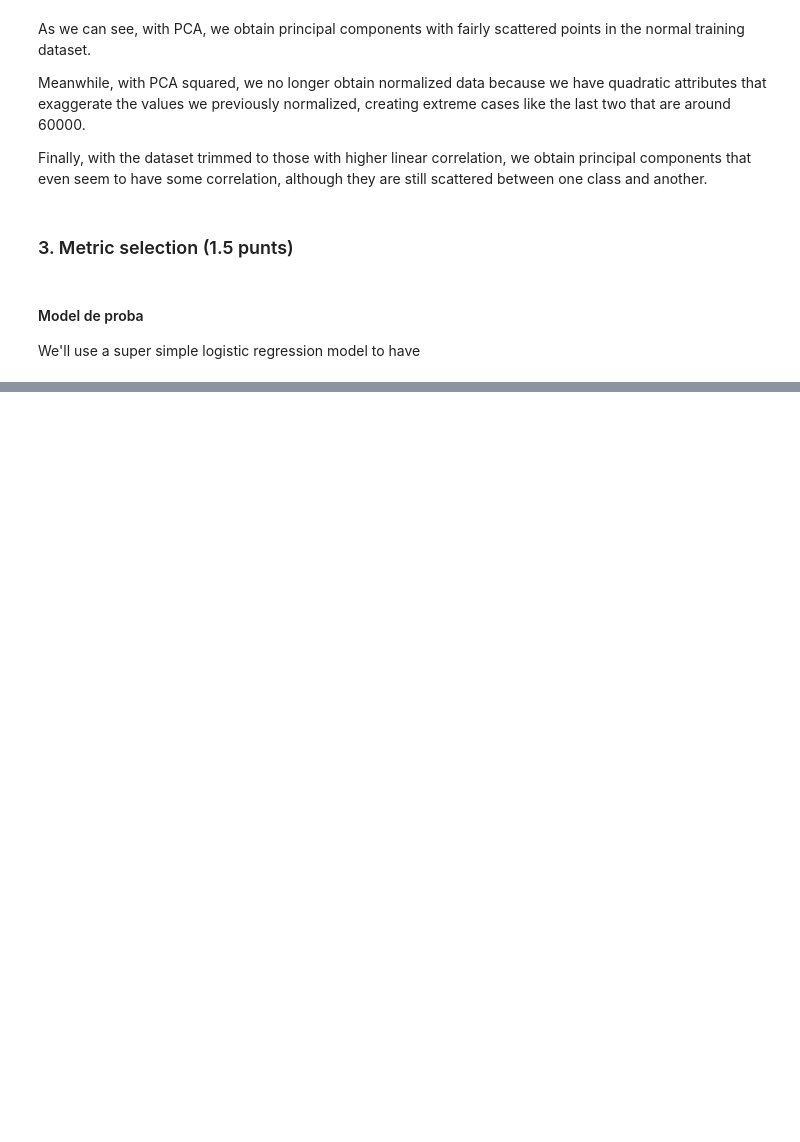
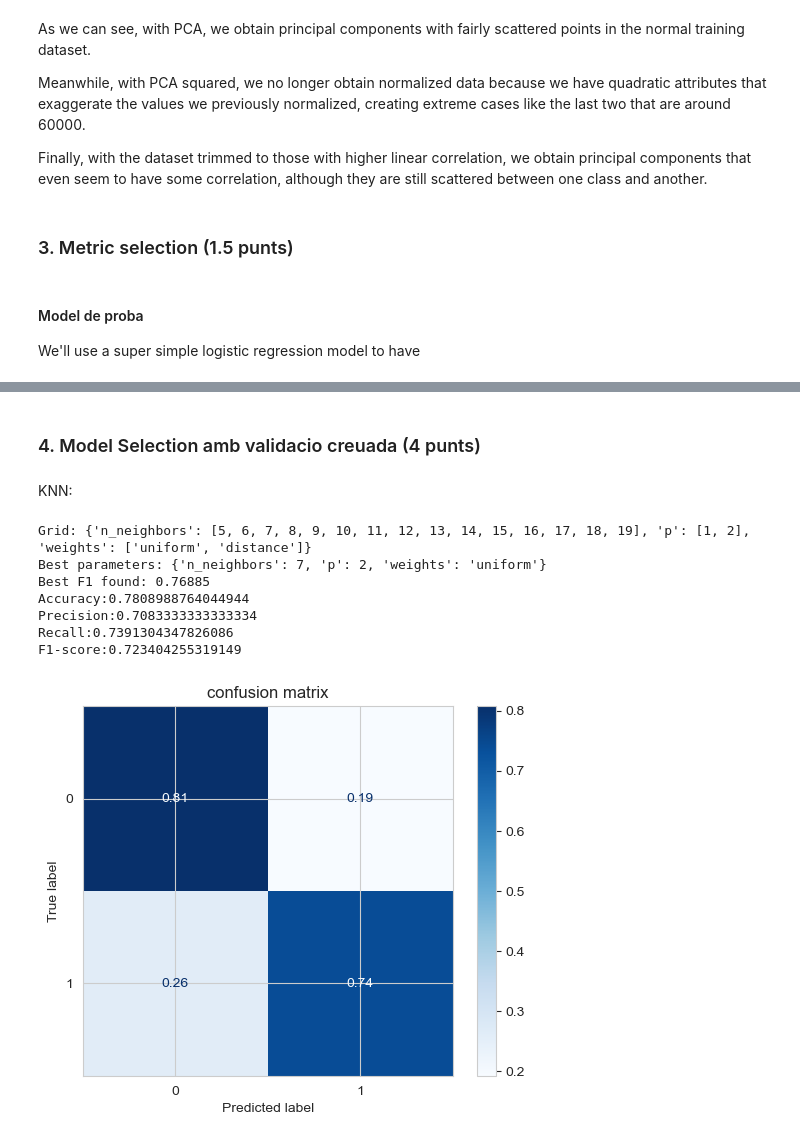
Before and after one commit to YssfDevOps/Titanic-Kaggle-Prediction-Project, a Jupyter notebook: EntregaPractica.ipynb, the cells around one changed output, grey strips where cells are left out. Saved outputs shown, nothing was run; the diff lists cells and outputs as text; code cells hidden in the pictures; blank space fills up the shorter version.

```diff
--- a/EntregaPractica.ipynb
+++ b/EntregaPractica.ipynb
@@ -409,6 +416,7 @@ def show_performance(x, y, model, title='confusion matrix', average='binary', fi
     acc = accuracy_score(y, predictions)
     prec = precision_score(y, predictions, average=average)
     rec = recall_score(y, predictions, average=average)
+    f1 = f1_score(y, predictions, average=average)
 
     conf_mat = confusion_matrix(y, predictions)
     conf_mat = conf_mat.astype('float') / conf_mat.sum(axis=1)[:, np.newaxis]
@@ -416,8 +424,9 @@ def show_performance(x, y, model, title='confusion matrix', average='binary', fi
     print(f'Accuracy:{acc}')
     print(f'Precision:{prec}')
     print(f'Recall:{rec}')
+    print(f'F1-score:{f1}')
 
     disp=ConfusionMatrixDisplay(conf_mat)
-    disp.plot(cmap='jet')
+    disp.plot(cmap='Blues')
     plt.title(title)
     plt.show()
@@ -428,0 +529,28 @@ LogisticRegression()
+# %% [markdown]
+### 4. Model Selection amb validacio creuada (4 punts)
+# %% [markdown]
+KNN:
+# %%
+param_grid = dict(n_neighbors=list(range(5, 20)), p=[1,2], weights=['uniform', 'distance'] )
+print(f'Grid: {param_grid}')
+
+knn = KNeighborsClassifier()
+grid = GridSearchCV(knn, param_grid, cv=10, scoring='f1')
+grid.fit(X_train, y_train)
+grid.cv_results_.keys()
+
+# Examine the best model
+# Dictionary containing the parameters used to generate that score
+print(f'Best parameters: {grid.best_params_}')
+# Single best score achieved across all params (k)
+print(f'Best F1 found: {round(grid.best_score_, 5)}')
+show_performance(X_test, y_test, grid.best_estimator_)
+# %% [output]
+Grid: {'n_neighbors': [5, 6, 7, 8, 9, 10, 11, 12, 13, 14, 15, 16, 17, 18, 19], 'p': [1, 2], 'weights': ['uniform', 'distance']}
+Best parameters: {'n_neighbors': 7, 'p': 2, 'weights': 'uniform'}
+Best F1 found: 0.76885
+Accuracy:0.7808988764044944
+Precision:0.7083333333333334
+Recall:0.7391304347826086
+F1-score:0.723404255319149
+[figure, added]
```
Also changed, not shown: parts of 17 cells of this notebook.
